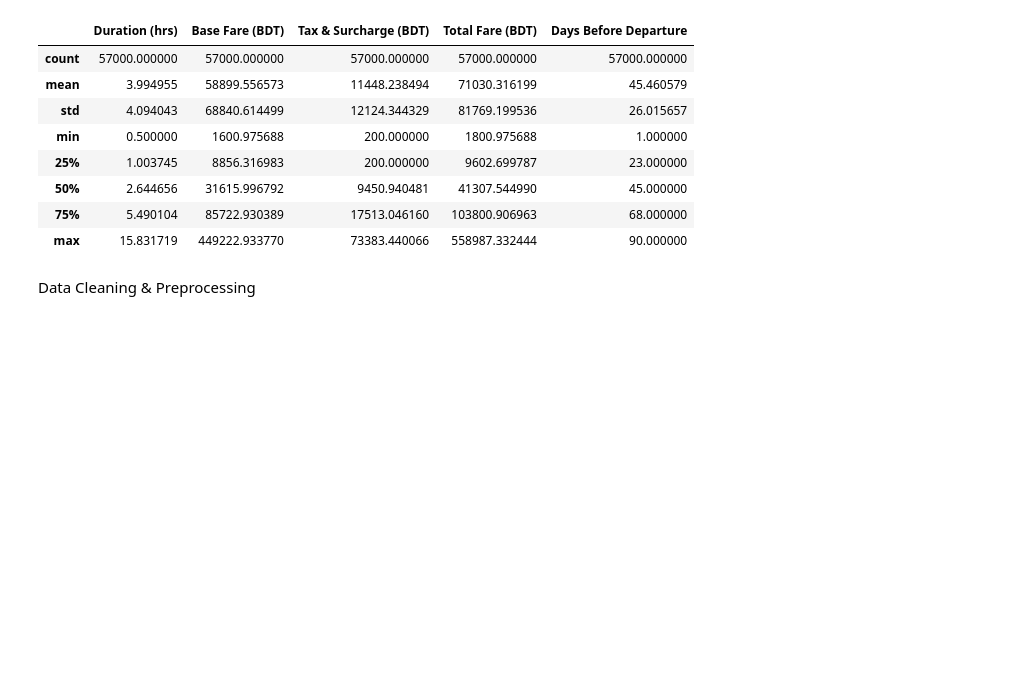
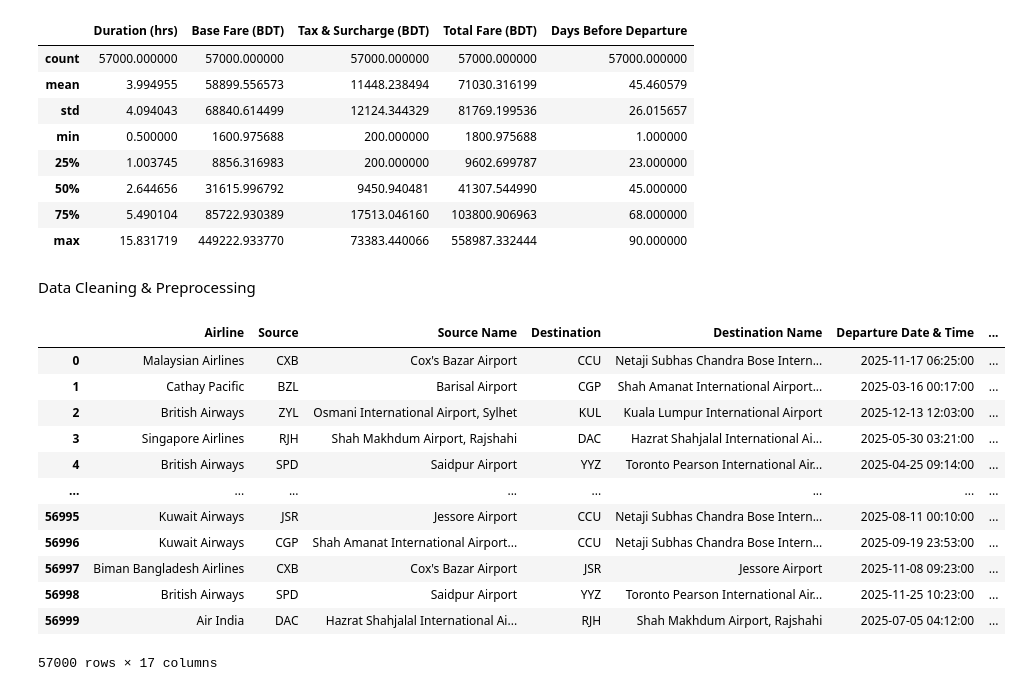
Before and after one commit to Jerry-Khobby/Flight-Fare-Prediction-Using-Machine-Learning, a Jupyter notebook: notebooks/data-cleaning.ipynb, the cells around one changed output. Drawn from its saved outputs; the diff is of its cells as text; code cells hidden in the pictures; blank space fills up the shorter version.

```diff
--- a/notebooks/data-cleaning.ipynb
+++ b/notebooks/data-cleaning.ipynb
@@ -275,3 +284,19 @@ df[numerical_cols].describe()
 | max | 15.831719 | 449222.933770 | 73383.440066 | 558987.332444 | 90.000000 |
 # %% [markdown]
 Data Cleaning & Preprocessing
+# %%
+df
+# %% [output]
+|  | Airline | Source | Source Name | Destination | Destination Name | Departure Date & Time | ... |
+| 0 | Malaysian Airlines | CXB | Cox's Bazar Airport | CCU | Netaji Subhas Chandra Bose Intern... | 2025-11-17 06:25:00 | ... |
+| 1 | Cathay Pacific | BZL | Barisal Airport | CGP | Shah Amanat International Airport... | 2025-03-16 00:17:00 | ... |
+| 2 | British Airways | ZYL | Osmani International Airport, Sylhet | KUL | Kuala Lumpur International Airport | 2025-12-13 12:03:00 | ... |
+| 3 | Singapore Airlines | RJH | Shah Makhdum Airport, Rajshahi | DAC | Hazrat Shahjalal International Ai... | 2025-05-30 03:21:00 | ... |
+| 4 | British Airways | SPD | Saidpur Airport | YYZ | Toronto Pearson International Air... | 2025-04-25 09:14:00 | ... |
+| ... | ... | ... | ... | ... | ... | ... | ... |
+| 56995 | Kuwait Airways | JSR | Jessore Airport | CCU | Netaji Subhas Chandra Bose Intern... | 2025-08-11 00:10:00 | ... |
+| 56996 | Kuwait Airways | CGP | Shah Amanat International Airport... | CCU | Netaji Subhas Chandra Bose Intern... | 2025-09-19 23:53:00 | ... |
+| 56997 | Biman Bangladesh Airlines | CXB | Cox's Bazar Airport | JSR | Jessore Airport | 2025-11-08 09:23:00 | ... |
+| 56998 | British Airways | SPD | Saidpur Airport | YYZ | Toronto Pearson International Air... | 2025-11-25 10:23:00 | ... |
+| 56999 | Air India | DAC | Hazrat Shahjalal International Ai... | RJH | Shah Makhdum Airport, Rajshahi | 2025-07-05 04:12:00 | ... |
+57000 rows × 17 columns
```
Also changed, not shown: parts of 19 cells of this notebook, 6 other files.
